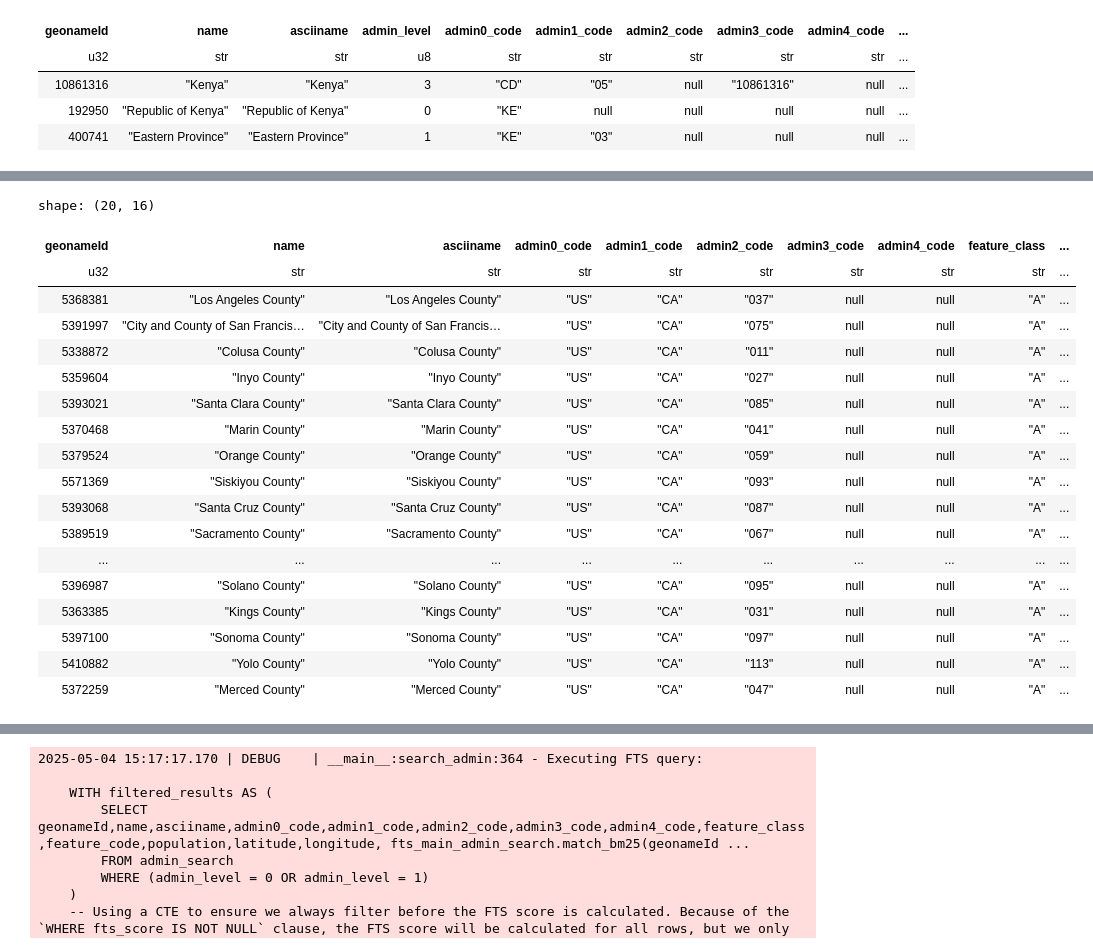
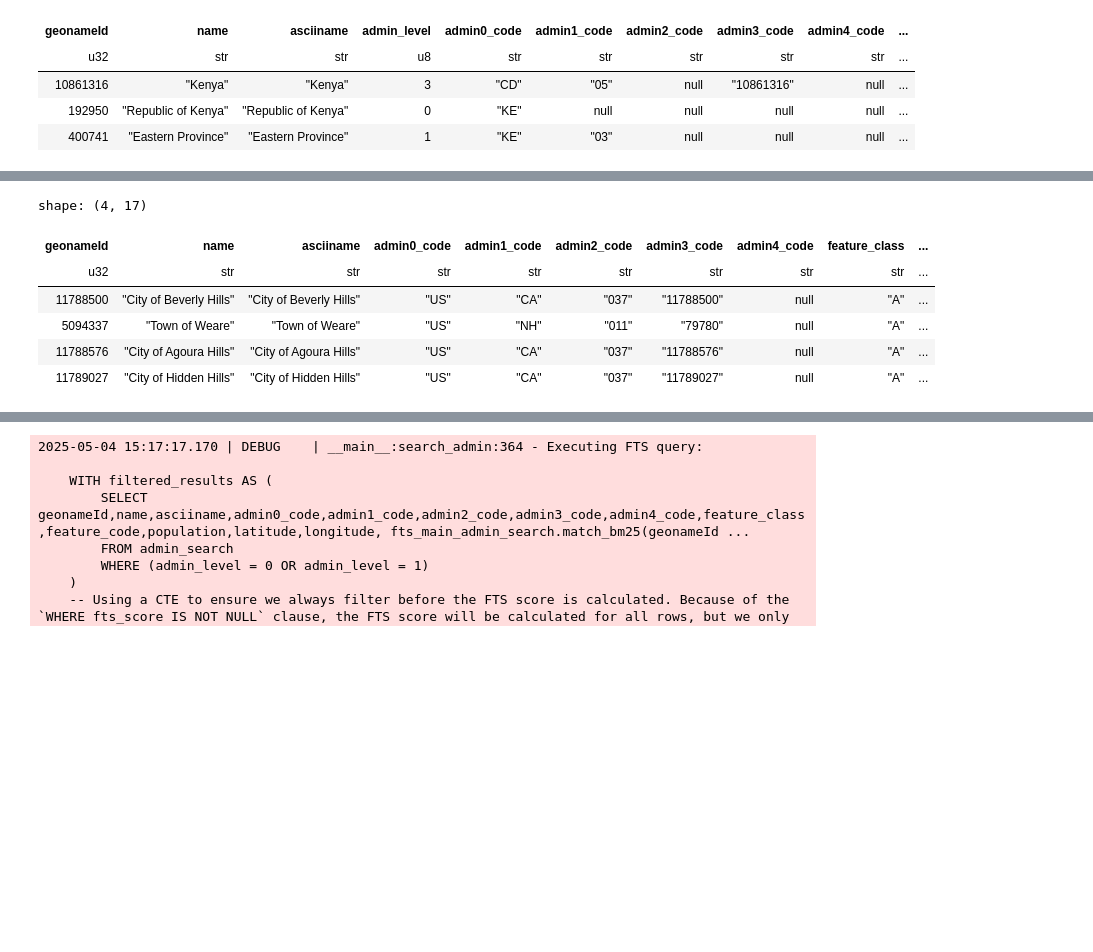
Before and after one commit to SamBroomy/heisenberg, a Jupyter notebook: test.ipynb, the cells around one changed output, grey strips where cells are left out. Cells and saved outputs as stored; diff of their text form; code cells hidden in the pictures; blank space fills up the shorter version.

Commit message:
refractor & admin_search multiple levels

```diff
--- a/test.ipynb
+++ b/test.ipynb
@@ -2623,3 +2471,6 @@ shape: (3, 15)
 | 11788500 | "City of Beverly Hills" | "City of Beverly Hills" | "US" | "CA" | "037" | "11788500" | null | "A" | ... |
 | 11789027 | "City of Hidden Hills" | "City of Hidden Hills" | "US" | "CA" | "037" | "11789027" | null | "A" | ... |
 | 11788576 | "City of Agoura Hills" | "City of Agoura Hills" | "US" | "CA" | "037" | "11788576" | null | "A" | ... |
+# %%
+results = flexible_search(["US",  "Los Angeles County", "Beverly Hills"], con)
+results
@@ -2626,22 +2512,10 @@ shape: (3, 15)
 # %%
-results["admin2"]
+results[3]
 # %% [output]
-shape: (20, 16)
+shape: (4, 17)
 | geonameId | name | asciiname | admin0_code | admin1_code | admin2_code | admin3_code | admin4_code | feature_class | ... |
 | u32 | str | str | str | str | str | str | str | str | ... |
-| 5368381 | "Los Angeles County" | "Los Angeles County" | "US" | "CA" | "037" | null | null | "A" | ... |
-| 5391997 | "City and County of San Francis… | "City and County of San Francis… | "US" | "CA" | "075" | null | null | "A" | ... |
-| 5338872 | "Colusa County" | "Colusa County" | "US" | "CA" | "011" | null | null | "A" | ... |
-| 5359604 | "Inyo County" | "Inyo County" | "US" | "CA" | "027" | null | null | "A" | ... |
-| 5393021 | "Santa Clara County" | "Santa Clara County" | "US" | "CA" | "085" | null | null | "A" | ... |
-| 5370468 | "Marin County" | "Marin County" | "US" | "CA" | "041" | null | null | "A" | ... |
-| 5379524 | "Orange County" | "Orange County" | "US" | "CA" | "059" | null | null | "A" | ... |
-| 5571369 | "Siskiyou County" | "Siskiyou County" | "US" | "CA" | "093" | null | null | "A" | ... |
-| 5393068 | "Santa Cruz County" | "Santa Cruz County" | "US" | "CA" | "087" | null | null | "A" | ... |
-| 5389519 | "Sacramento County" | "Sacramento County" | "US" | "CA" | "067" | null | null | "A" | ... |
-| ... | ... | ... | ... | ... | ... | ... | ... | ... | ... |
-| 5396987 | "Solano County" | "Solano County" | "US" | "CA" | "095" | null | null | "A" | ... |
-| 5363385 | "Kings County" | "Kings County" | "US" | "CA" | "031" | null | null | "A" | ... |
-| 5397100 | "Sonoma County" | "Sonoma County" | "US" | "CA" | "097" | null | null | "A" | ... |
-| 5410882 | "Yolo County" | "Yolo County" | "US" | "CA" | "113" | null | null | "A" | ... |
-| 5372259 | "Merced County" | "Merced County" | "US" | "CA" | "047" | null | null | "A" | ... |
+| 11788500 | "City of Beverly Hills" | "City of Beverly Hills" | "US" | "CA" | "037" | "11788500" | null | "A" | ... |
+| 5094337 | "Town of Weare" | "Town of Weare" | "US" | "NH" | "011" | "79780" | null | "A" | ... |
+| 11788576 | "City of Agoura Hills" | "City of Agoura Hills" | "US" | "CA" | "037" | "11788576" | null | "A" | ... |
+| 11789027 | "City of Hidden Hills" | "City of Hidden Hills" | "US" | "CA" | "037" | "11789027" | null | "A" | ... |
```
Also changed, not shown: parts of 27 cells of this notebook, 8 other files.
